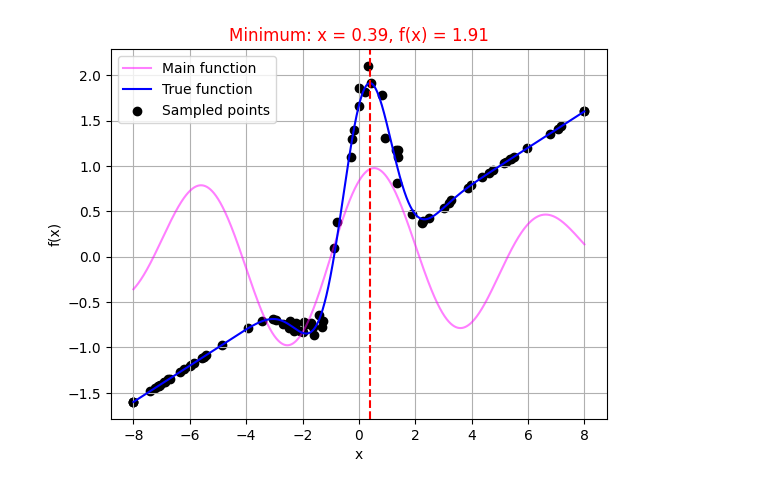
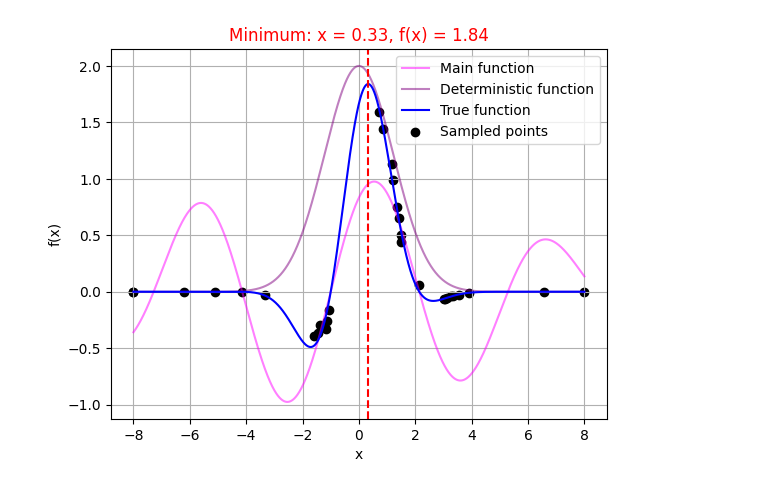
Before and after one commit to lfpc/BlackBoxOptimization, a Jupyter notebook: tests_notebooks/scaled_GP.ipynb, the cells around one changed output. Saved outputs shown, nothing was run; the diff lists cells and outputs as text; code cells hidden in the pictures.

```diff
--- a/tests_notebooks/scaled_GP.ipynb
+++ b/tests_notebooks/scaled_GP.ipynb
@@ -14,11 +15,13 @@ def olivers_fn(X: torch.Tensor, w: float = 1, gamma: float = 0.01, noise: float
     return y
 
 def det_fn(X: torch.Tensor, Y: torch.Tensor):
-    return (2 * torch.exp(-torch.mean(X ** 2 / 3, dim=-1, keepdim=True)) * Y) + (0.2 * X.mean(dim=-1, keepdim=True))
+    return (2 * torch.exp(-torch.mean(X ** 2 / 3, dim=-1, keepdim=True)) * Y)# + (0.2 * X.mean(dim=-1, keepdim=True))
+def constraint_fn(X: torch.Tensor):
+    return (X.mean(dim=-1, keepdim=True) - 5.)
 # %%
-N = 80
+N = 30
 NOISE = 0.1
-bounds = torch.tensor([[-8], [8]])
+bounds = torch.tensor([[-8.], [8.]])
 x = torch.linspace(bounds[0][0], bounds[1][0], 10000).unsqueeze(-1)
 x_sample = torch.normal(mean=0, std=5, size=(N, 1))
 x_sample = torch.clamp(x_sample, bounds[0].item(), bounds[1].item())
@@ -28,24 +31,24 @@ y_true = det_fn(x, y_true_m)
 y_sample_m = olivers_fn(x_sample, noise=NOISE)
 y_sample = det_fn(x_sample, y_sample_m)
 
-x_sample = x_sample.repeat(1,2)
-x = x.repeat(1,2)
-bounds = bounds.repeat(1,2)
+x_sample = x_sample.repeat(1,1)
+x = x.repeat(1,1)
+bounds = bounds.repeat(1,1)
 # %%
 plt.plot(x[:,0],y_true_m, color = 'magenta', label = 'Main function', alpha = 0.5)
-#plt.plot(x,det_fn(x), color = 'purple', label = 'Deterministic function', alpha =0.5)
+plt.plot(x, 2 * torch.exp(-torch.mean(x ** 2 / 3, dim=-1, keepdim=True)), color = 'purple', label = 'Deterministic function', alpha =0.5)
 plt.plot(x[:,0],y_true, color = 'blue', label = 'True function')
 plt.scatter(x_sample[:,0],y_sample, color = 'black', label = 'Sampled points')
 true_minimal = (x[:,0][np.argmax(y_true)].item(),y_true.max())
 plt.axvline(x[:,0][np.argmax(y_true)],color = 'red', linestyle = '--')#,label = f'Minimum: x = {true_minimal[0]:.2f}, f(x) = {true_minimal[1]:.2f}')
 plt.title(f'Minimum: x = {true_minimal[0]:.2f}, f(x) = {true_minimal[1]:.2f}', color = 'red')
 plt.grid()
 plt.legend()
 plt.xlabel('x')
 plt.ylabel('f(x)')
 plt.show()
 # %% [output]
-[figure, old version]
+[figure, new version]
 # %%
 class GP_RBF(botorch.models.SingleTaskGP):
     def __init__(self,bounds,device = 'cpu', deterministic_loss = None):
```
Also changed, not shown: parts of 16 cells of this notebook, 6 other files.
